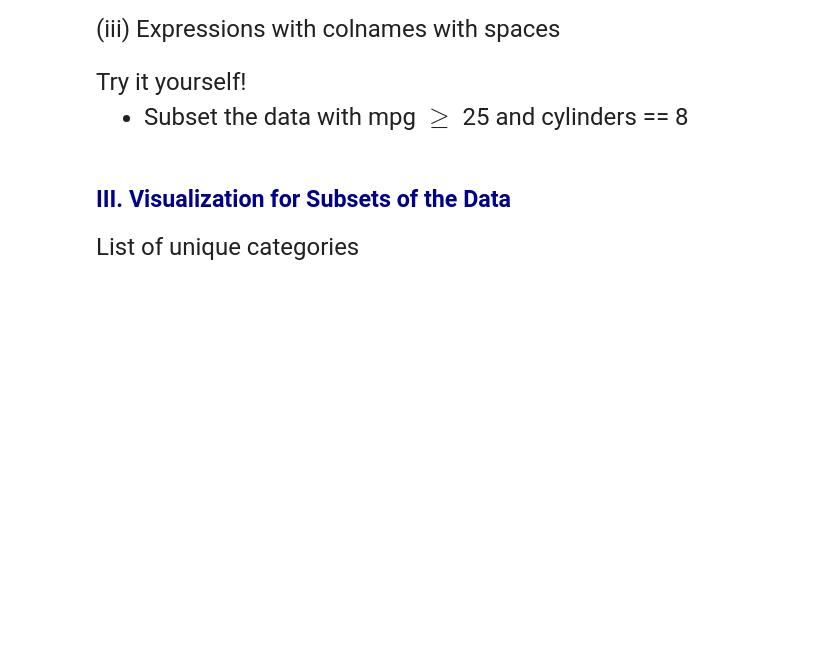
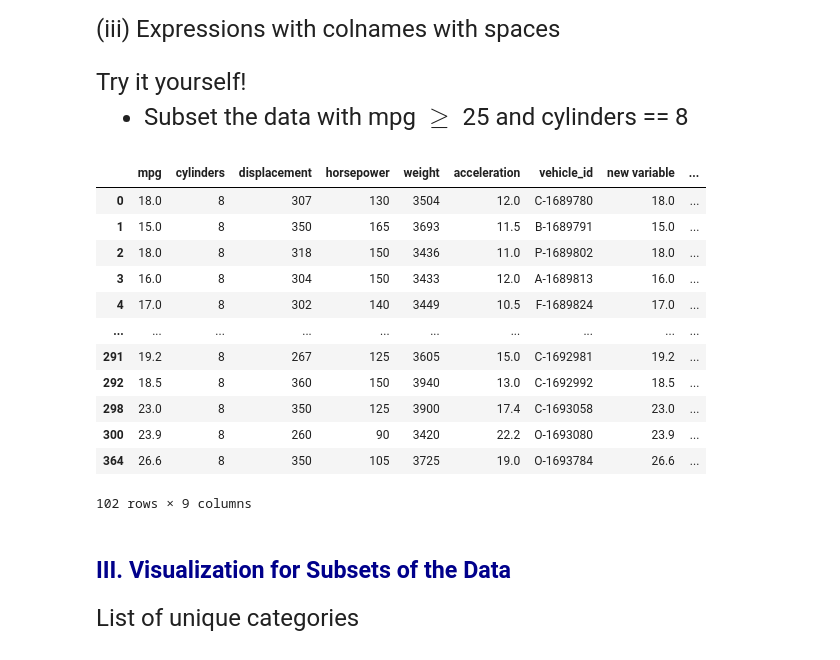
Before and after one commit to 1367565028/qtm151spring2025, a Jupyter notebook: lecture_10/lecture_10a - Subsetting data.ipynb, the cells around one changed output. Saved outputs shown, nothing was run; the diff lists cells and outputs as text; code cells hidden in the pictures; blank space fills up the shorter version.

```diff
--- a/lecture_10/lecture_10a - Subsetting data.ipynb
+++ b/lecture_10/lecture_10a - Subsetting data.ipynb
@@ -478,6 +478,22 @@ Try it yourself!
 -  Subset the data with mpg $\ge$ 25 and cylinders == 8
 # %%
 # Write your own code here
+
+carfeatures.query("(mpg >= 10) and (cylinders == 8)")
+# %% [output]
+|  | mpg | cylinders | displacement | horsepower | weight | acceleration | vehicle_id | new variable | ... |
+| 0 | 18.0 | 8 | 307 | 130 | 3504 | 12.0 | C-1689780 | 18.0 | ... |
+| 1 | 15.0 | 8 | 350 | 165 | 3693 | 11.5 | B-1689791 | 15.0 | ... |
+| 2 | 18.0 | 8 | 318 | 150 | 3436 | 11.0 | P-1689802 | 18.0 | ... |
+| 3 | 16.0 | 8 | 304 | 150 | 3433 | 12.0 | A-1689813 | 16.0 | ... |
+| 4 | 17.0 | 8 | 302 | 140 | 3449 | 10.5 | F-1689824 | 17.0 | ... |
+| ... | ... | ... | ... | ... | ... | ... | ... | ... | ... |
+| 291 | 19.2 | 8 | 267 | 125 | 3605 | 15.0 | C-1692981 | 19.2 | ... |
+| 292 | 18.5 | 8 | 360 | 150 | 3940 | 13.0 | C-1692992 | 18.5 | ... |
+| 298 | 23.0 | 8 | 350 | 125 | 3900 | 17.4 | C-1693058 | 23.0 | ... |
+| 300 | 23.9 | 8 | 260 | 90 | 3420 | 22.2 | O-1693080 | 23.9 | ... |
+| 364 | 26.6 | 8 | 350 | 105 | 3725 | 19.0 | O-1693784 | 26.6 | ... |
+102 rows × 9 columns
 # %% [markdown]
 ## <span style="color:darkblue"> III. Visualization for Subsets of the Data </span>
 # %% [markdown]
```
Also changed, not shown: parts of 1 cell of this notebook, 8 other files.
